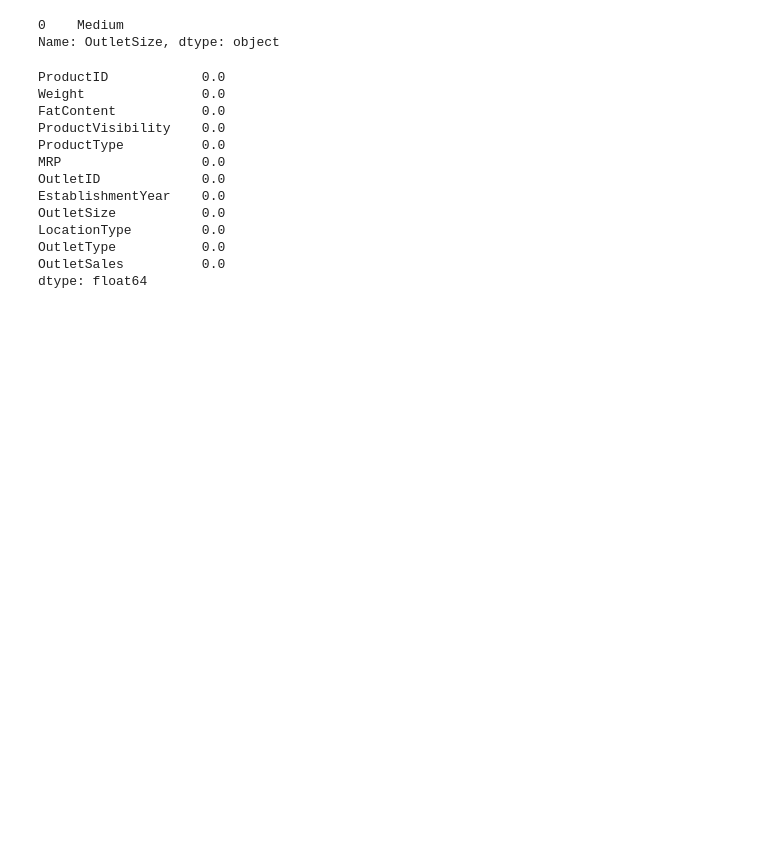
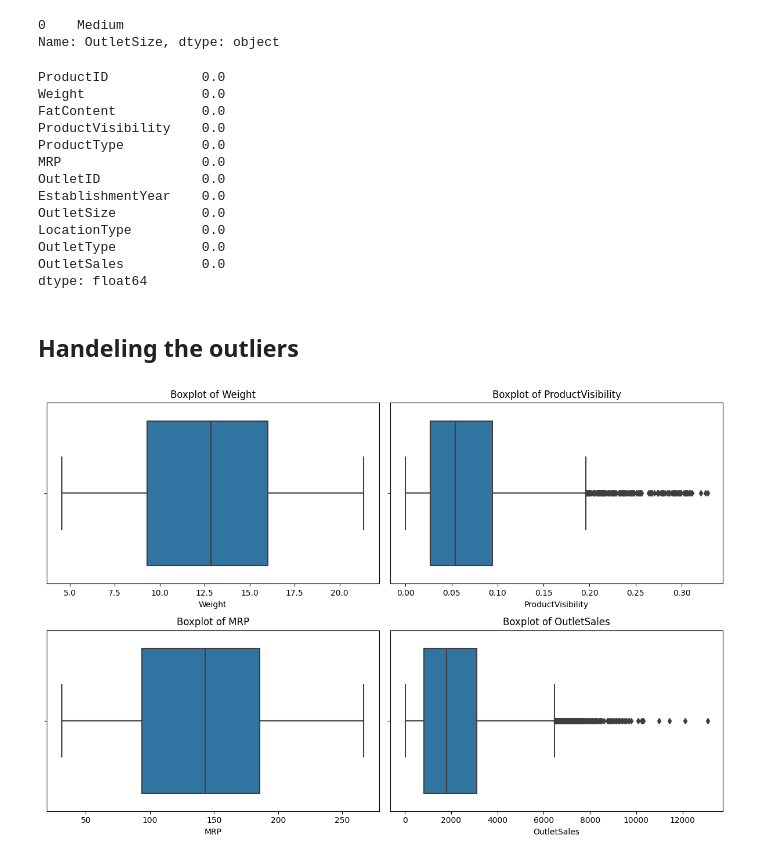
Before and after one commit to pi-mishra/Big-Mart-Sales-Prediction, a Jupyter notebook: BigMartSalesPrediction.ipynb, the cells around one changed output. Saved outputs shown, nothing was run; the diff lists cells and outputs as text; code cells hidden in the pictures; blank space fills up the shorter version.

Commit message:
Kaggle Notebook | Big Mart Sales Prediction | Version 2

```diff
--- a/BigMartSalesPrediction.ipynb
+++ b/BigMartSalesPrediction.ipynb
@@ -133,3 +141,22 @@ LocationType         0.0
 OutletType           0.0
 OutletSales          0.0
 dtype: float64
+# %% [markdown]
+## Handeling the outliers
+# %%
+# checking for outliers
+
+# List of numeric columns to visualize
+numeric_cols = ['Weight', 'ProductVisibility', 'MRP', 'OutletSales']
+
+# Plotting boxplots for each numeric column
+plt.figure(figsize=(12, 8))
+for i, column in enumerate(numeric_cols, 1):
+    plt.subplot(2, 2, i)  # Create a 2x2 subplot grid
+    sns.boxplot(x=df[column])
+    plt.title(f'Boxplot of {column}')
+    plt.xlabel(column)
+plt.tight_layout()
+plt.show()
+# %% [output]
+[figure, added]
```
Also changed, not shown: parts of 2 cells of this notebook.
